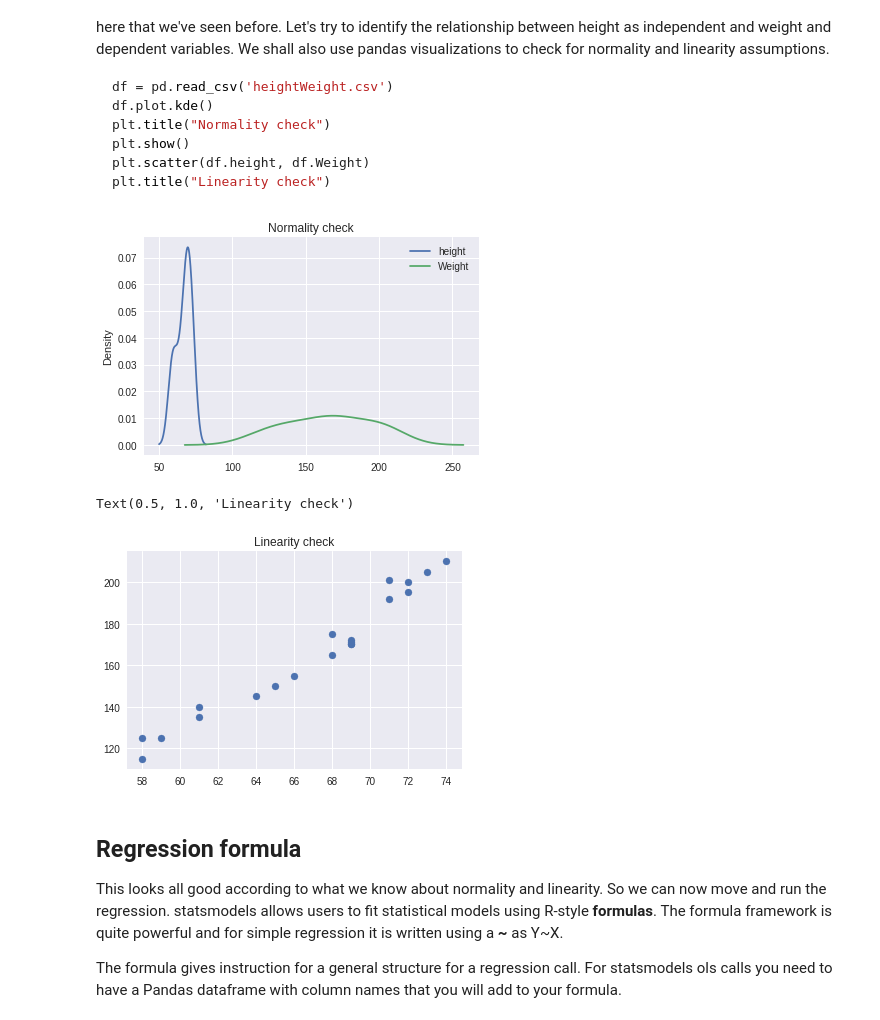
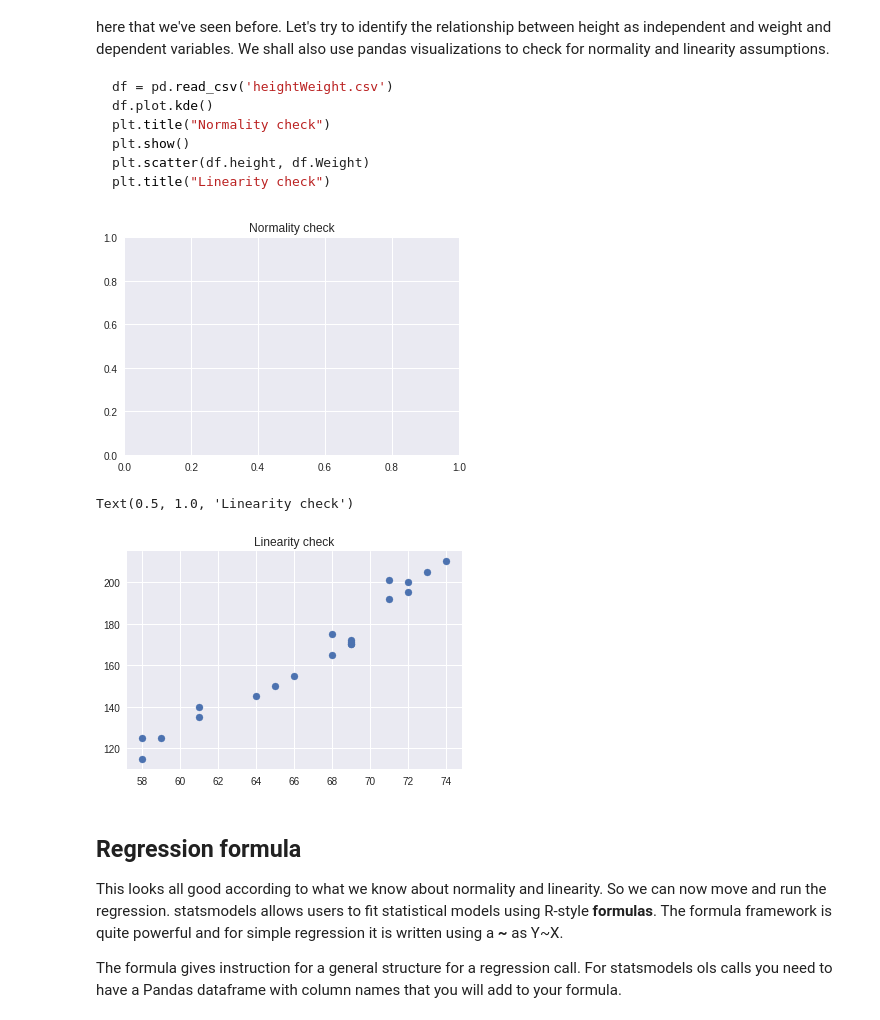
Before and after one commit to denisdunn/dsc-01-10-12-ols-statsmodels-nyc-ds-career-031119, a Jupyter notebook: index.ipynb, the cells around one changed output. Saved outputs shown, nothing was run; the diff lists cells and outputs as text; code cells hidden in the pictures.

````diff
--- a/index.ipynb
+++ b/index.ipynb
@@ -53,13 +53,13 @@ plt.title("Linearity check")
 ```
 # %%
 df = pd.read_csv('heightWeight.csv')
-df.plot.kde()
+#df.plot.kde()
 plt.title("Normality check")
 plt.show()
 plt.scatter(df.height, df.Weight)
 plt.title("Linearity check")
 # %% [output]
-[figure, old version]
+[figure, new version]
 Text(0.5, 1.0, 'Linearity check')
 [figure]
 # %% [markdown]
````
